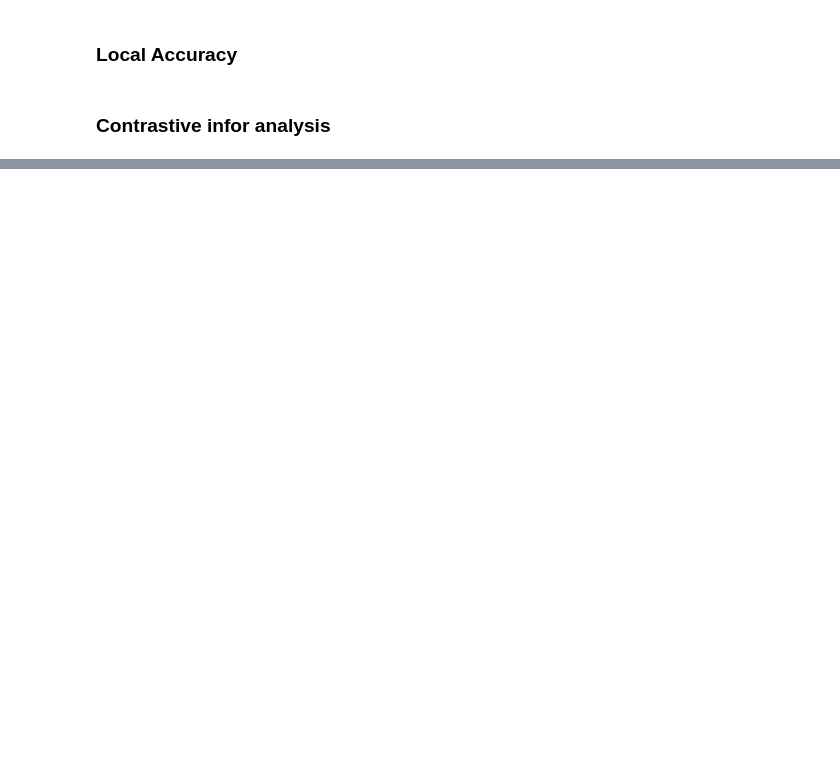
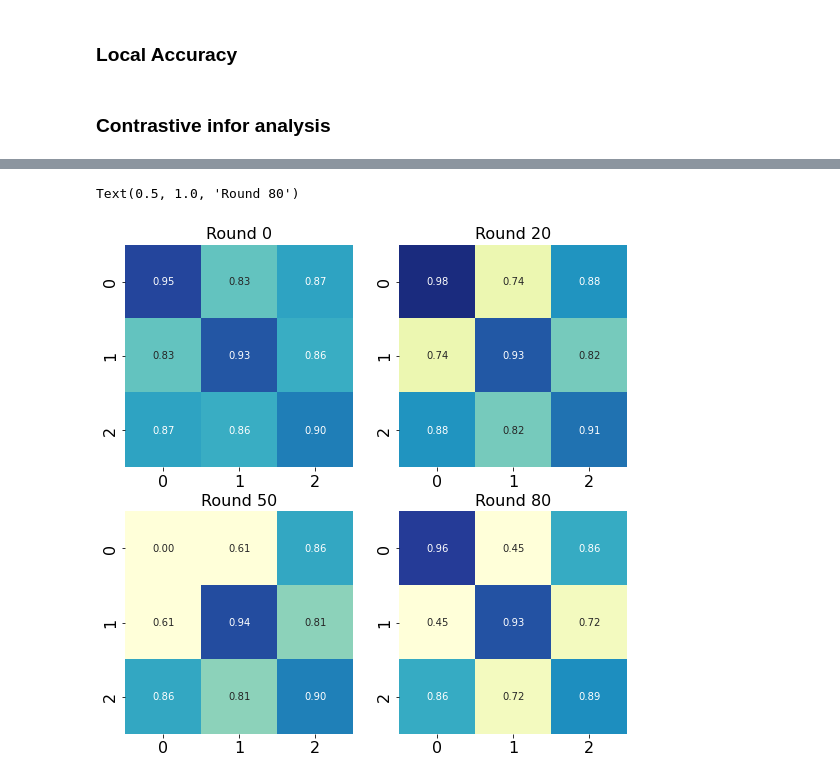
Before and after one commit to AIoT-Lab-BKAI/Hung-NN-verifiedFL, a Jupyter notebook: records/analysis.ipynb, the cells around one changed output, grey strips where cells are left out. Drawn from its saved outputs; the diff is of its cells as text; code cells hidden in the pictures; blank space fills up the shorter version.

```diff
--- a/records/analysis.ipynb
+++ b/records/analysis.ipynb
@@ -100,0 +101,25 @@ plt.savefig(folder_path + "/Contrastive_infor.png")
+# %%
+import seaborn as sns
+
+matplotlib.rc('xtick', labelsize=16)
+matplotlib.rc('ytick', labelsize=16)
+fig, axes = plt.subplots(2, 2, figsize=(9, 9))
+
+r = 0
+sns.heatmap(ax=axes[0,0], data=global_data["sim_mtx"][r], annot=True, fmt=".2f", cmap="YlGnBu", cbar=False, vmin=0.7, vmax=1)
+axes[0,0].set_title(f"Round {r}", fontsize=16)
+
+r = 20
+sns.heatmap(ax=axes[0,1], data=global_data["sim_mtx"][r], annot=True, fmt=".2f", cmap="YlGnBu", cbar=False, vmin=0.7, vmax=1)
+axes[0,1].set_title(f"Round {r}", fontsize=16)
+
+r = 50
+sns.heatmap(ax=axes[1,0], data=global_data["sim_mtx"][r], annot=True, fmt=".2f", cmap="YlGnBu", cbar=False, vmin=0.7, vmax=1)
+axes[1,0].set_title(f"Round {r}", fontsize=16)
+
+r = 80
+sns.heatmap(ax=axes[1,1], data=global_data["sim_mtx"][r], annot=True, fmt=".2f", cmap="YlGnBu", cbar=False, vmin=0.7, vmax=1)
+axes[1,1].set_title(f"Round {r}", fontsize=16)
+# %% [output]
+Text(0.5, 1.0, 'Round 80')
+[figure, added]
```
Also changed, not shown: parts of 3 cells of this notebook, 8 other files.
